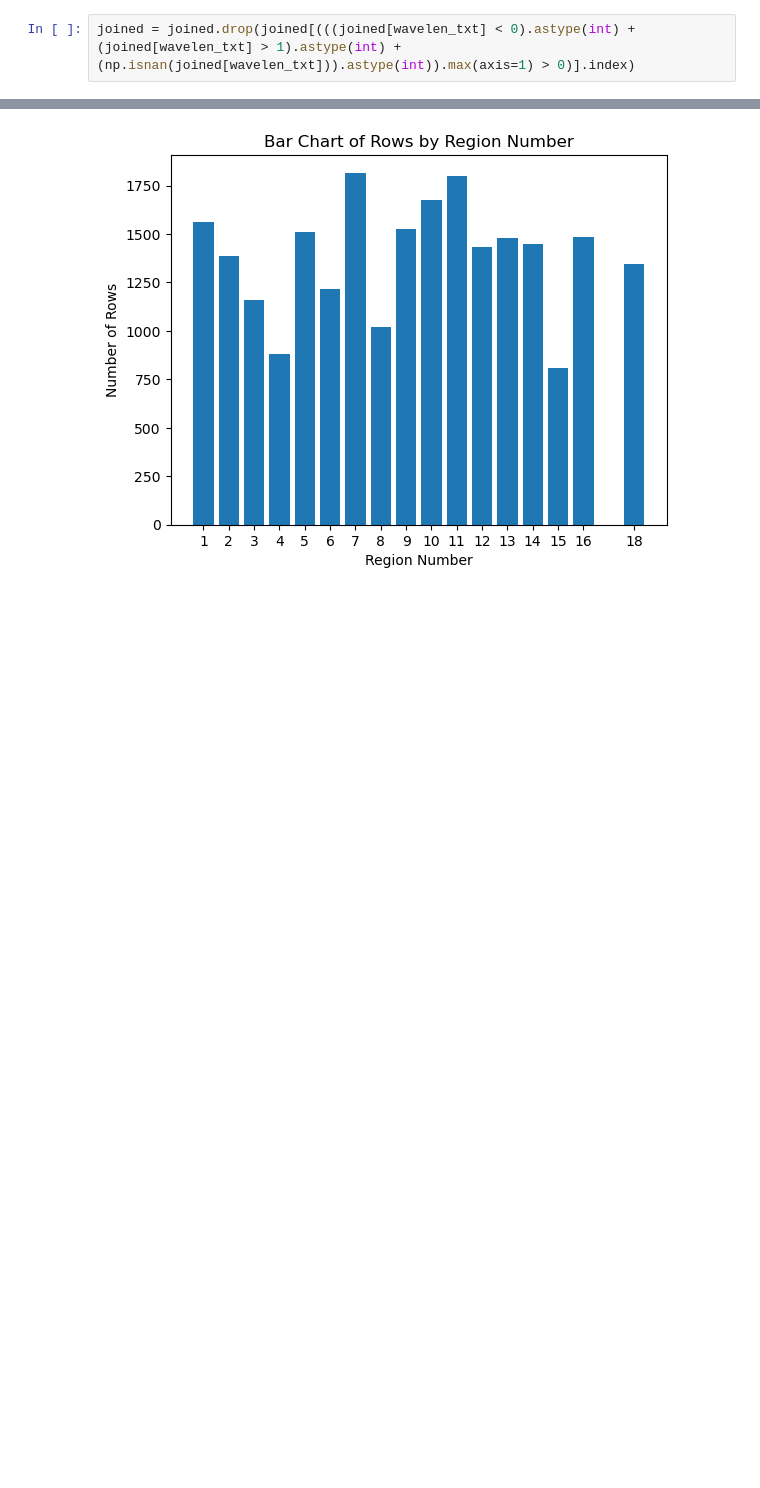
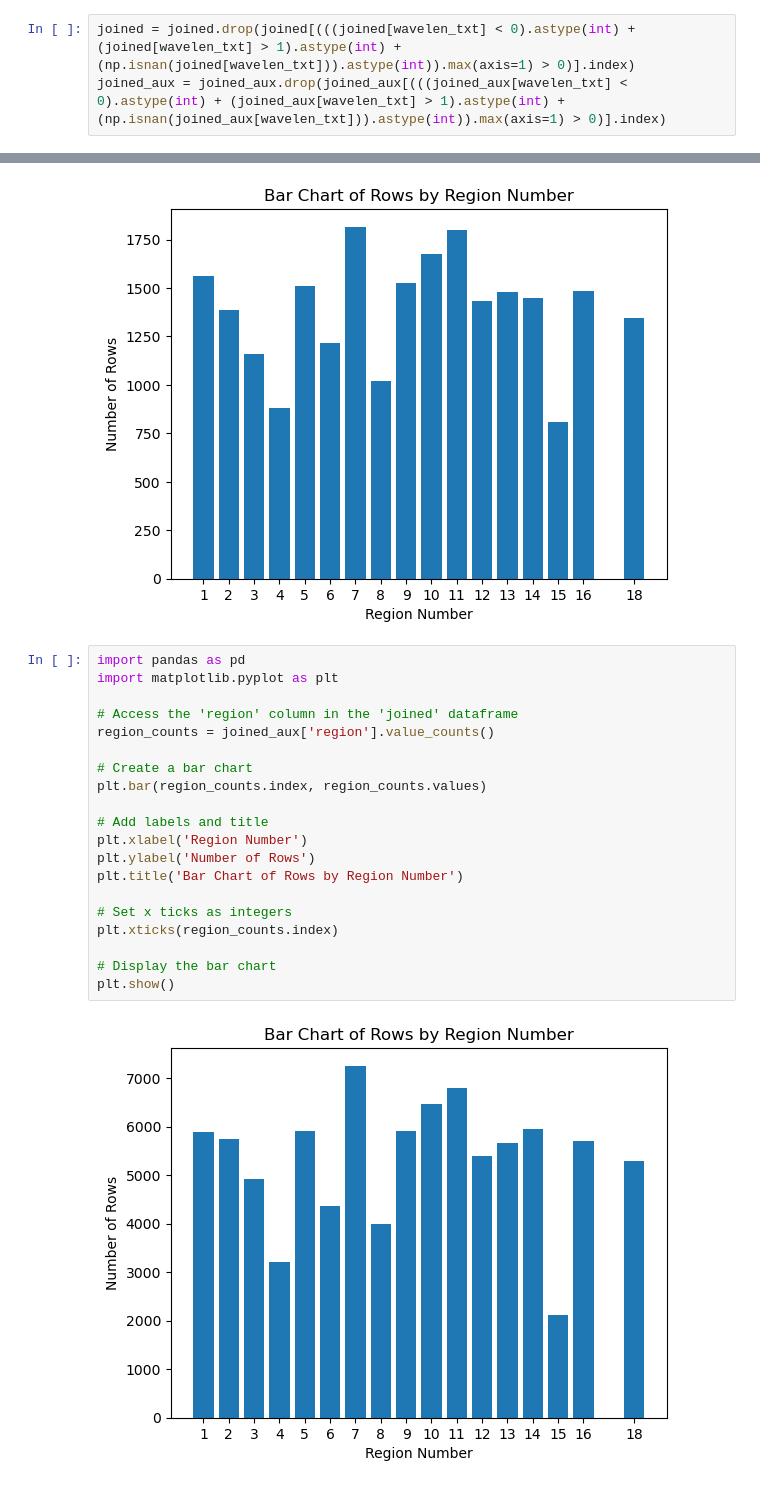
Before and after one commit to sujaynr/RaCA-Analysis, a Jupyter notebook: data_utils/merge-RData-and-csv.ipynb, the cells around one changed output, grey strips where cells are left out. Cells and saved outputs as stored; diff of their text form; blank space fills up the shorter version.

```diff
--- a/data_utils/merge-RData-and-csv.ipynb
+++ b/data_utils/merge-RData-and-csv.ipynb
@@ -314,5 +377,6 @@ This is a small number, so delete these 40 spectra and check that this worked.
 # %%
 joined = joined.drop(joined[(((joined[wavelen_txt] < 0).astype(int) + (joined[wavelen_txt] > 1).astype(int) + (np.isnan(joined[wavelen_txt])).astype(int)).max(axis=1) > 0)].index)
+joined_aux = joined_aux.drop(joined_aux[(((joined_aux[wavelen_txt] < 0).astype(int) + (joined_aux[wavelen_txt] > 1).astype(int) + (np.isnan(joined_aux[wavelen_txt])).astype(int)).max(axis=1) > 0)].index)
 # %%
 print("Number of scans with dead pixels:",len(joined[(((joined[wavelen_txt] < 0).astype(int) + (joined[wavelen_txt] > 1).astype(int) + (np.isnan(joined[wavelen_txt])).astype(int)).max(axis=1) > 0)]))
 print("Number of scans without dead pixels:",len(joined[(((joined[wavelen_txt] < 0).astype(int) + (joined[wavelen_txt] > 1).astype(int) + (np.isnan(joined[wavelen_txt])).astype(int)).max(axis=1) == 0)]))
@@ -359,6 +442,28 @@ plt.xticks(region_counts.index)
 plt.show()
 # %% [output]
 [figure]
+# %%
+import pandas as pd
+import matplotlib.pyplot as plt
+
+# Access the 'region' column in the 'joined' dataframe
+region_counts = joined_aux['region'].value_counts()
+
+# Create a bar chart
+plt.bar(region_counts.index, region_counts.values)
+
+# Add labels and title
+plt.xlabel('Region Number')
+plt.ylabel('Number of Rows')
+plt.title('Bar Chart of Rows by Region Number')
+
+# Set x ticks as integers
+plt.xticks(region_counts.index)
+
+# Display the bar chart
+plt.show()
+# %% [output]
+[figure, added]
 # %%
 import torch
 import numpy as np
```
Also changed, not shown: parts of 25 cells of this notebook, 5 other files.
